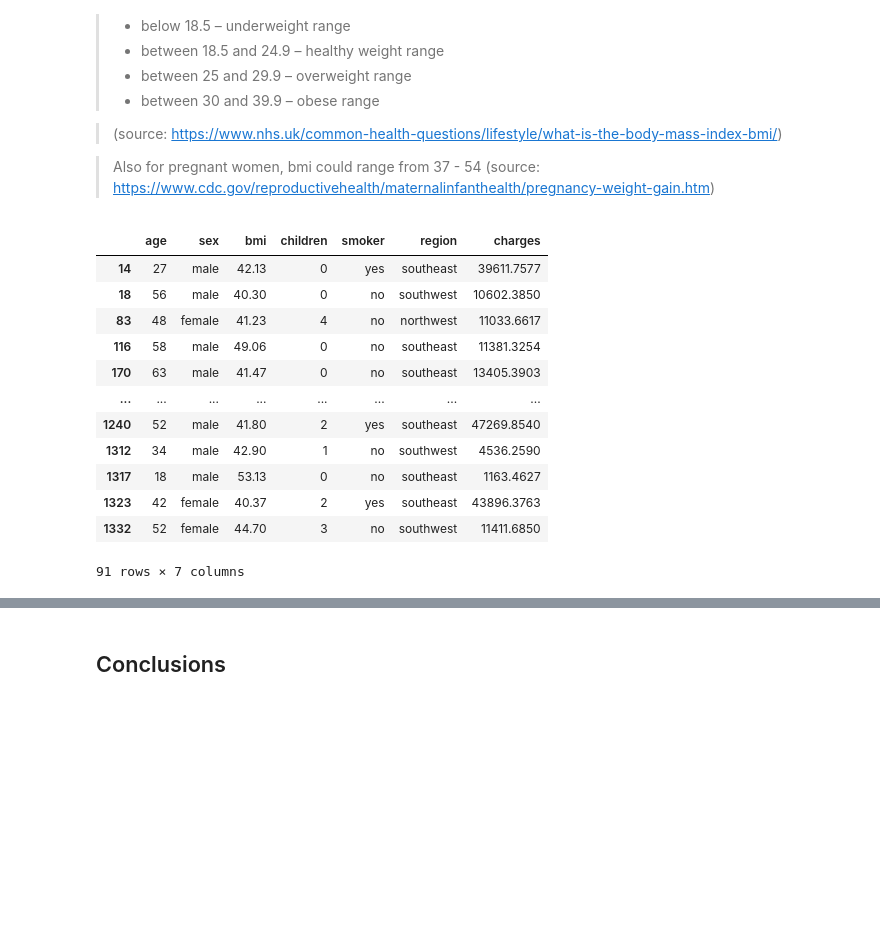
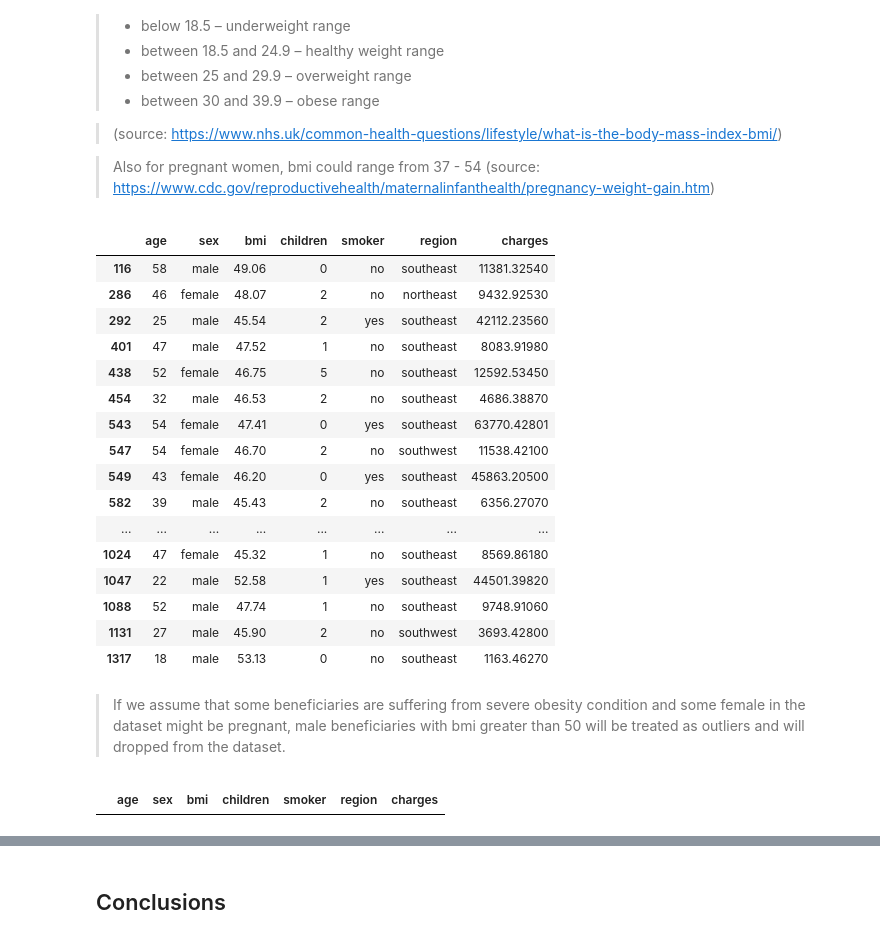
Before and after one commit to flowerfatih/Global_AI_TeamExplorer, a Jupyter notebook: medical_cost_analysis_TeamExplorer.ipynb, the cells around one changed output, grey strips where cells are left out. Drawn from its saved outputs; the diff is of its cells as text; code cells hidden in the pictures; blank space fills up the shorter version.

```diff
--- a/medical_cost_analysis_TeamExplorer.ipynb
+++ b/medical_cost_analysis_TeamExplorer.ipynb
@@ -389,19 +388,33 @@ The NHS gave the following classification of BMI;
 > Also for pregnant women, bmi could range from 37 - 54
 (source: https://www.cdc.gov/reproductivehealth/maternalinfanthealth/pregnancy-weight-gain.htm)
 # %%
-# check all the greater than 40
-df_clean[df_clean['bmi'] > 40]
+# check all the greater than 45
+df_clean[df_clean['bmi'] > 45]
 # %% [output]
 |  | age | sex | bmi | children | smoker | region | charges |
-| 14 | 27 | male | 42.13 | 0 | yes | southeast | 39611.7577 |
-| 18 | 56 | male | 40.30 | 0 | no | southwest | 10602.3850 |
-| 83 | 48 | female | 41.23 | 4 | no | northwest | 11033.6617 |
-| 116 | 58 | male | 49.06 | 0 | no | southeast | 11381.3254 |
-| 170 | 63 | male | 41.47 | 0 | no | southeast | 13405.3903 |
+| 116 | 58 | male | 49.06 | 0 | no | southeast | 11381.32540 |
+| 286 | 46 | female | 48.07 | 2 | no | northeast | 9432.92530 |
+| 292 | 25 | male | 45.54 | 2 | yes | southeast | 42112.23560 |
+| 401 | 47 | male | 47.52 | 1 | no | southeast | 8083.91980 |
+| 438 | 52 | female | 46.75 | 5 | no | southeast | 12592.53450 |
+| 454 | 32 | male | 46.53 | 2 | no | southeast | 4686.38870 |
+| 543 | 54 | female | 47.41 | 0 | yes | southeast | 63770.42801 |
+| 547 | 54 | female | 46.70 | 2 | no | southwest | 11538.42100 |
+| 549 | 43 | female | 46.20 | 0 | yes | southeast | 45863.20500 |
+| 582 | 39 | male | 45.43 | 2 | no | southeast | 6356.27070 |
 | ... | ... | ... | ... | ... | ... | ... | ... |
-| 1240 | 52 | male | 41.80 | 2 | yes | southeast | 47269.8540 |
-| 1312 | 34 | male | 42.90 | 1 | no | southwest | 4536.2590 |
-| 1317 | 18 | male | 53.13 | 0 | no | southeast | 1163.4627 |
-| 1323 | 42 | female | 40.37 | 2 | yes | southeast | 43896.3763 |
-| 1332 | 52 | female | 44.70 | 3 | no | southwest | 11411.6850 |
+| 1024 | 47 | female | 45.32 | 1 | no | southeast | 8569.86180 |
+| 1047 | 22 | male | 52.58 | 1 | yes | southeast | 44501.39820 |
+| 1088 | 52 | male | 47.74 | 1 | no | southeast | 9748.91060 |
+| 1131 | 27 | male | 45.90 | 2 | no | southwest | 3693.42800 |
+| 1317 | 18 | male | 53.13 | 0 | no | southeast | 1163.46270 |
-91 rows × 7 columns
+# %% [markdown]
+> If we assume that some beneficiaries are suffering from severe obesity condition and some female in the dataset might be pregnant, male beneficiaries with bmi greater than 50 will be treated as outliers and will dropped from the dataset.
+# %%
+# drop bmi for male greater than 50
+df_clean = df_clean[df_clean['bmi'] < 50]
+
+# check to confirm drop
+df_clean[df_clean['bmi'] > 50]
+# %% [output]
+|  | age | sex | bmi | children | smoker | region | charges |
```
Also changed, not shown: parts of 21 cells of this notebook.
